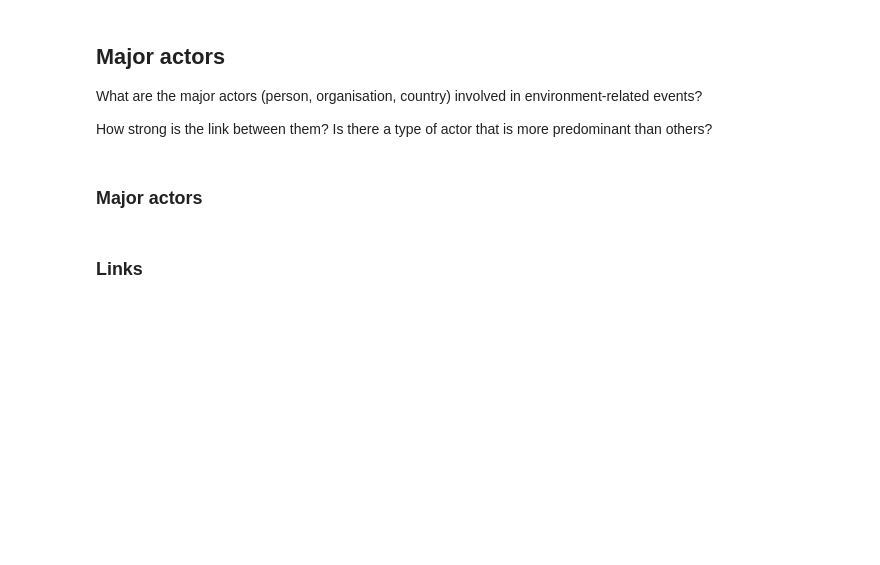
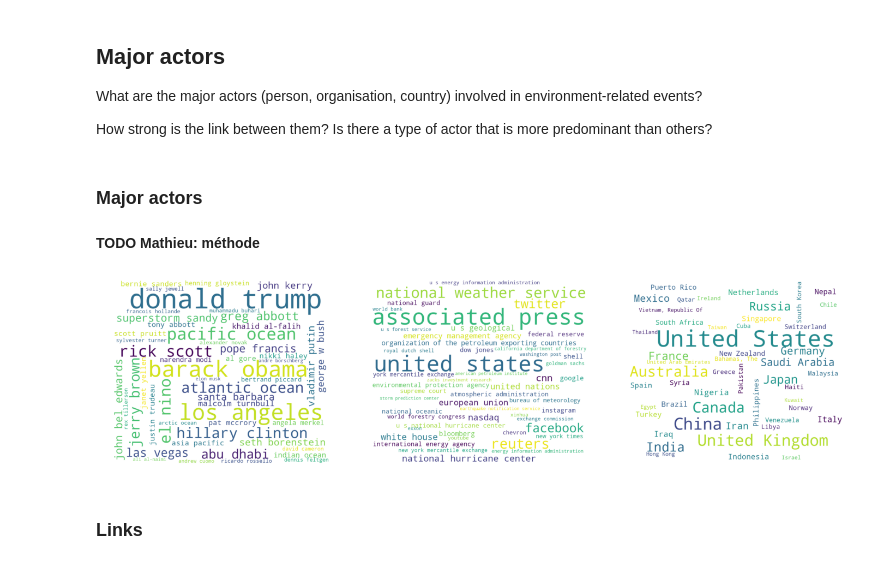
Before and after one commit to damlobster/ada2018, a Jupyter notebook: src/Milestone3.ipynb, the cells around one changed output. Drawn from its saved outputs; the diff is of its cells as text; code cells hidden in the pictures; blank space fills up the shorter version.

Commit message:
add wordcloud to Milestone 3 + add multi images plot

```diff
--- a/src/Milestone3.ipynb
+++ b/src/Milestone3.ipynb
@@ -114,3 +117,14 @@ How strong is the link between them? Is there a type of actor that is more predo
+# %% [markdown]
+**TODO Mathieu: méthode**
+# %%
+DATA_PATH = "data/from_cluster/worldcloud_actors/"
+# %%
+fig = plt.figure(figsize=(24, 8))
+wordcloud_persons(DATA_PATH, 50, None, fig, 131)
+wordcloud_organizations(DATA_PATH, 50, None, fig, 132)
+wordcloud_countries(DATA_PATH, 50, None, fig, 133)
+# %% [output]
+[figure, added]
 # %% [markdown]
 ### Links
 # %%
```
Also changed, not shown: parts of 4 cells of this notebook, 2 other files.
